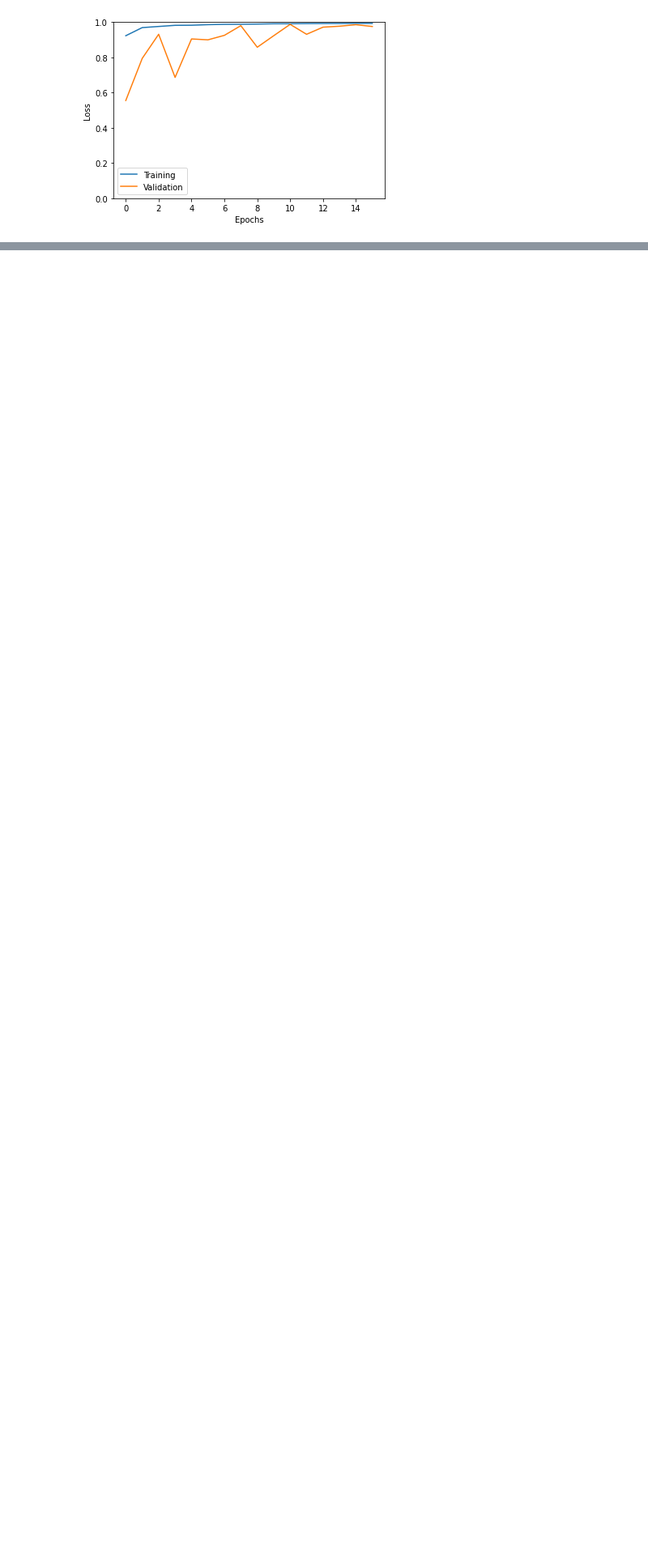
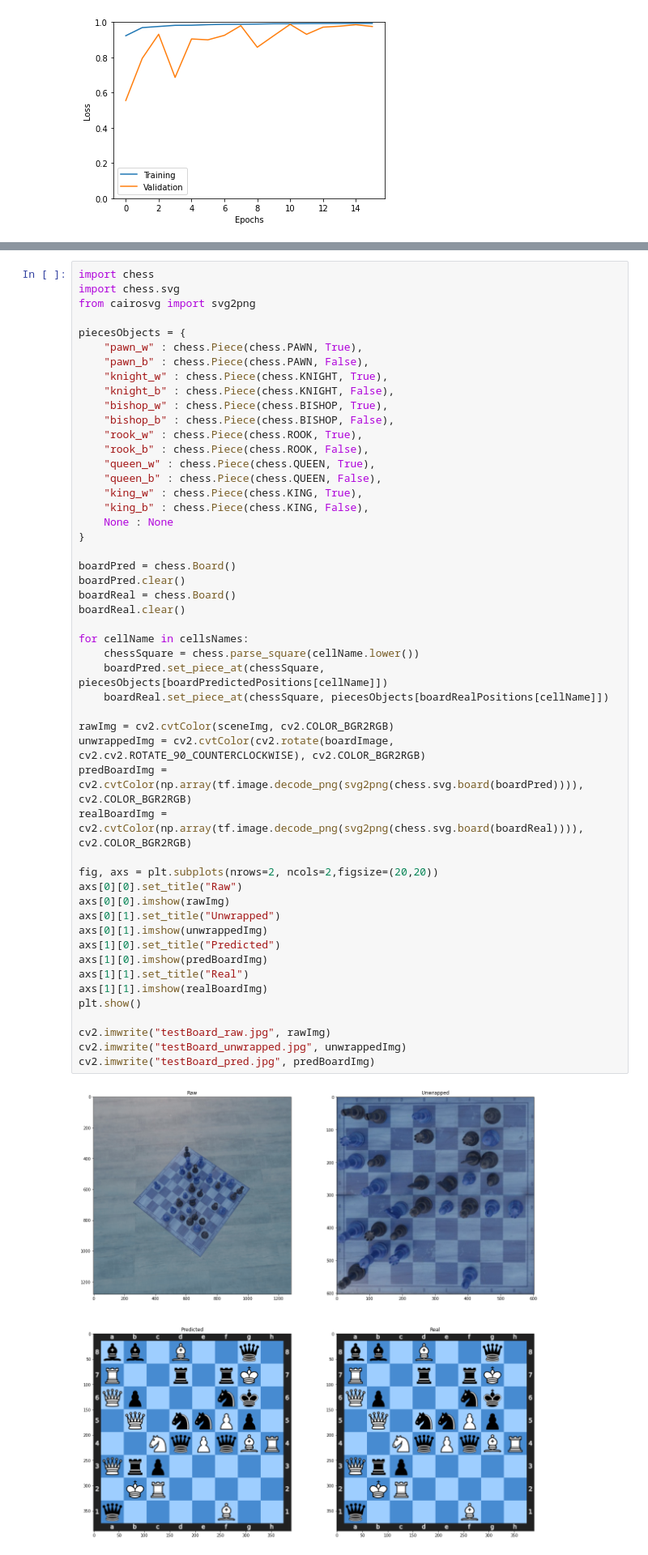
Before and after one commit to TheFamousRat/ChessR, a Jupyter notebook: notebook/ChessR_network.ipynb, the cells around one changed output, grey strips where cells are left out. Shown at 81% size. Drawn from its saved outputs; the diff is of its cells as text; blank space fills up the shorter version.

Commit message:
Updated notebook for real world testing

```diff
--- a/notebook/ChessR_network.ipynb
+++ b/notebook/ChessR_network.ipynb
@@ -552,0 +645,52 @@ Accuracy : 97.394 %
+# %%
+import chess
+import chess.svg
+from cairosvg import svg2png
+
+piecesObjects = {
+    "pawn_w" : chess.Piece(chess.PAWN, True),
+    "pawn_b" : chess.Piece(chess.PAWN, False),
+    "knight_w" : chess.Piece(chess.KNIGHT, True),
+    "knight_b" : chess.Piece(chess.KNIGHT, False),
+    "bishop_w" : chess.Piece(chess.BISHOP, True),
+    "bishop_b" : chess.Piece(chess.BISHOP, False),
+    "rook_w" : chess.Piece(chess.ROOK, True),
+    "rook_b" : chess.Piece(chess.ROOK, False),
+    "queen_w" : chess.Piece(chess.QUEEN, True),
+    "queen_b" : chess.Piece(chess.QUEEN, False),
+    "king_w" : chess.Piece(chess.KING, True),
+    "king_b" : chess.Piece(chess.KING, False),
+    None : None
+}
+
+boardPred = chess.Board()
+boardPred.clear()
+boardReal = chess.Board()
+boardReal.clear()
+
+for cellName in cellsNames:
+    chessSquare = chess.parse_square(cellName.lower())
+    boardPred.set_piece_at(chessSquare, piecesObjects[boardPredictedPositions[cellName]])
+    boardReal.set_piece_at(chessSquare, piecesObjects[boardRealPositions[cellName]])
+
+rawImg = cv2.cvtColor(sceneImg, cv2.COLOR_BGR2RGB)
+unwrappedImg = cv2.cvtColor(cv2.rotate(boardImage, cv2.cv2.ROTATE_90_COUNTERCLOCKWISE), cv2.COLOR_BGR2RGB)
+predBoardImg = cv2.cvtColor(np.array(tf.image.decode_png(svg2png(chess.svg.board(boardPred)))), cv2.COLOR_BGR2RGB)
+realBoardImg = cv2.cvtColor(np.array(tf.image.decode_png(svg2png(chess.svg.board(boardReal)))), cv2.COLOR_BGR2RGB)
+
+fig, axs = plt.subplots(nrows=2, ncols=2,figsize=(20,20))
+axs[0][0].set_title("Raw")
+axs[0][0].imshow(rawImg)
+axs[0][1].set_title("Unwrapped")
+axs[0][1].imshow(unwrappedImg)
+axs[1][0].set_title("Predicted")
+axs[1][0].imshow(predBoardImg)
+axs[1][1].set_title("Real")
+axs[1][1].imshow(realBoardImg)
+plt.show()
+
+cv2.imwrite("testBoard_raw.jpg", rawImg)
+cv2.imwrite("testBoard_unwrapped.jpg", unwrappedImg)
+cv2.imwrite("testBoard_pred.jpg", predBoardImg)
+# %% [output]
+[figure, added]
```
Also changed, not shown: parts of 27 cells of this notebook.
